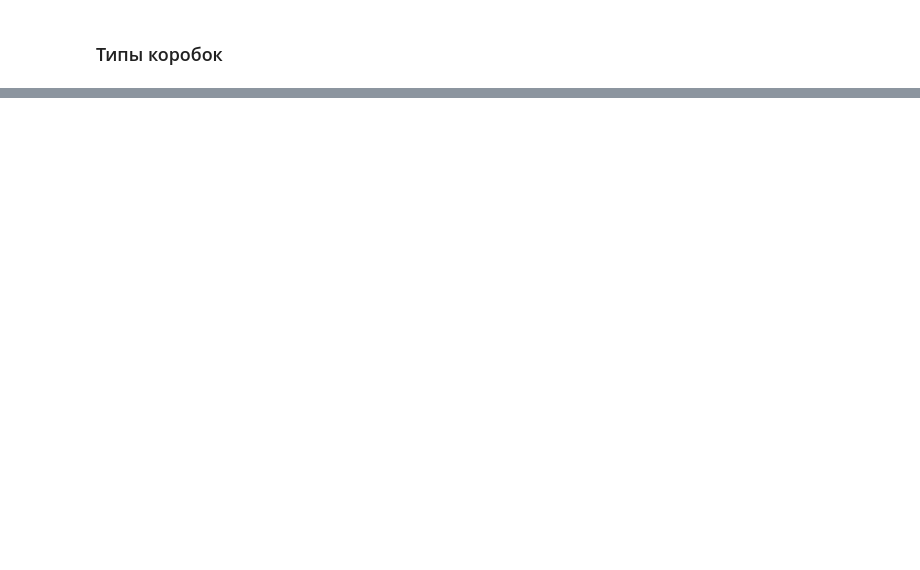
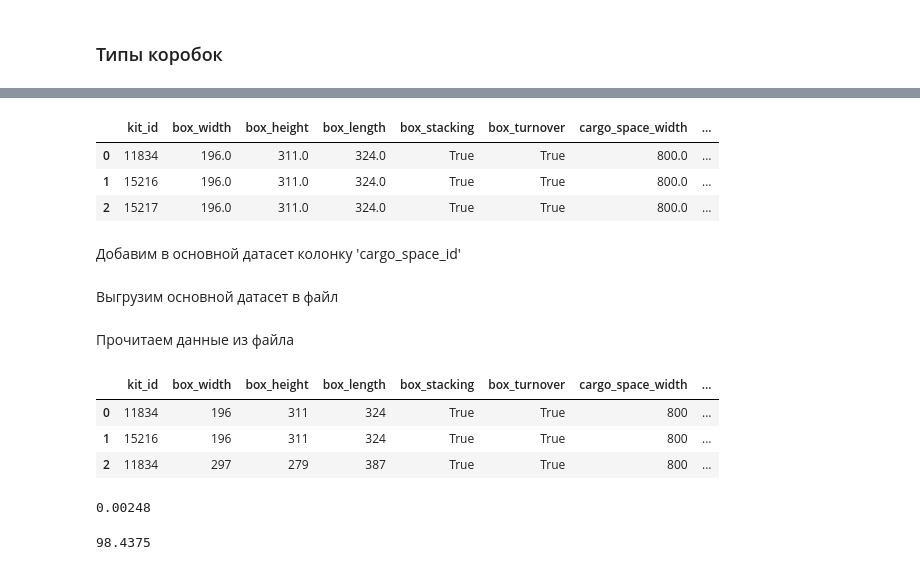
Before and after one commit to esvesv/gaprix, a Jupyter notebook: Untitled.ipynb, the cells around one changed output, grey strips where cells are left out. Cells and saved outputs as stored; diff of their text form; code cells hidden in the pictures; blank space fills up the shorter version.

```diff
--- a/Untitled.ipynb
+++ b/Untitled.ipynb
@@ -140,0 +142,9 @@ df.groupby(['box_width', 'box_height', 'box_length', 'box_stacking', 'box_turnov
+# %%
+df.head(3)
+# %% [output]
+|  | kit_id | box_width | box_height | box_length | box_stacking | box_turnover | cargo_space_width | ... |
+| 0 | 11834 | 196.0 | 311.0 | 324.0 | True | True | 800.0 | ... |
+| 1 | 15216 | 196.0 | 311.0 | 324.0 | True | True | 800.0 | ... |
+| 2 | 15217 | 196.0 | 311.0 | 324.0 | True | True | 800.0 | ... |
+# %% [markdown]
+Добавим в основной датасет колонку 'cargo_space_id'
@@ -140,0 +153,2 @@ df.groupby(['box_width', 'box_height', 'box_length', 'box_stacking', 'box_turnov
+# %% [markdown]
+Выгрузим основной датасет в файл
@@ -140,0 +157,2 @@ df.groupby(['box_width', 'box_height', 'box_length', 'box_stacking', 'box_turnov
+# %% [markdown]
+Прочитаем данные из файла
@@ -140,0 +161,15 @@ df.groupby(['box_width', 'box_height', 'box_length', 'box_stacking', 'box_turnov
+# %%
+df.head(3)
+# %% [output]
+|  | kit_id | box_width | box_height | box_length | box_stacking | box_turnover | cargo_space_width | ... |
+| 0 | 11834 | 196 | 311 | 324 | True | True | 800 | ... |
+| 1 | 15216 | 196 | 311 | 324 | True | True | 800 | ... |
+| 2 | 11834 | 297 | 279 | 387 | True | True | 800 | ... |
+# %%
+df.cargo_space_filling_space_percent.min()
+# %% [output]
+0.00248
+# %%
+df.cargo_space_filling_space_percent.max()
+# %% [output]
+98.4375
```
Also changed, not shown: parts of 37 cells of this notebook, 17 other files.
